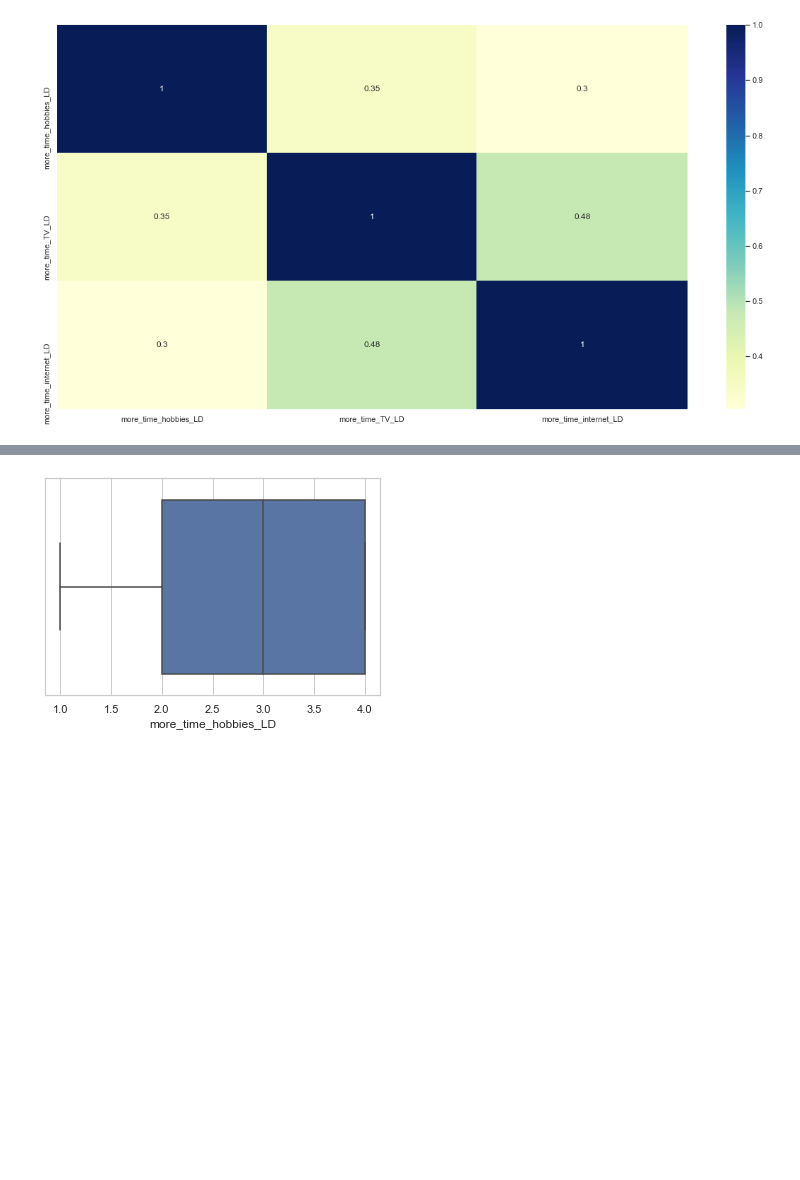
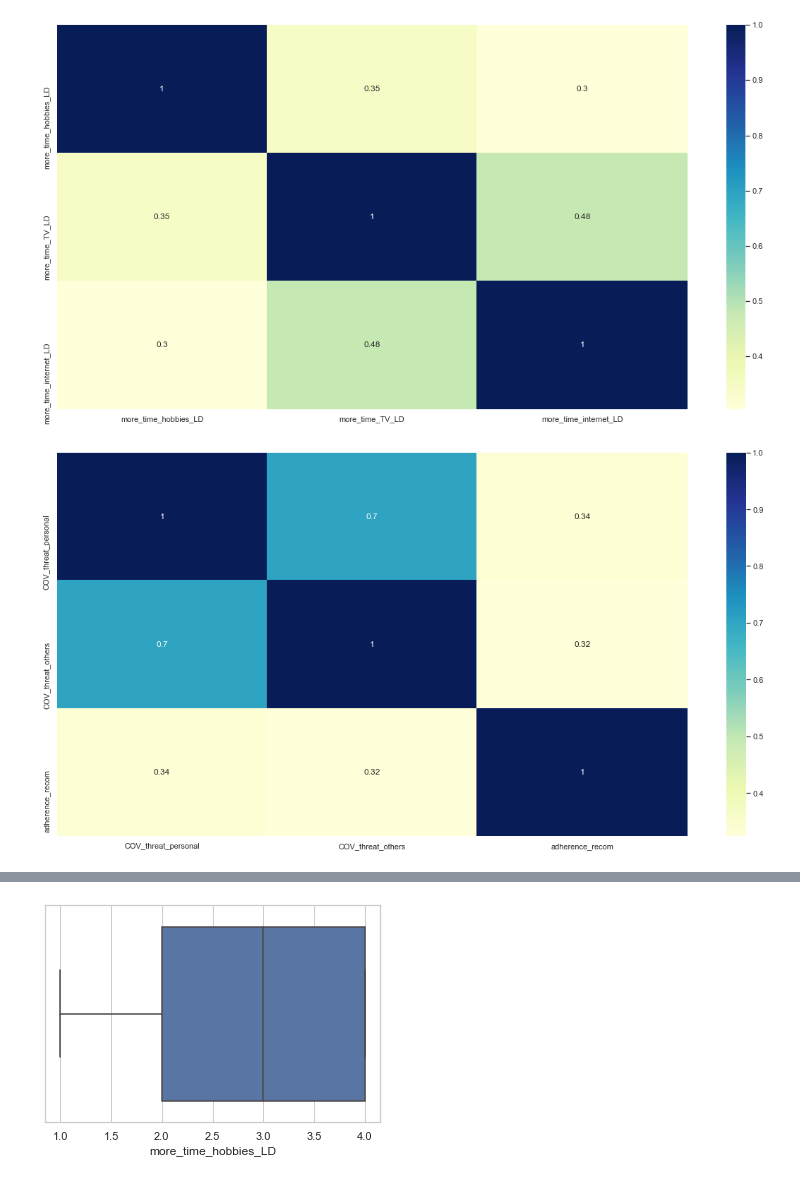
Before and after one commit to cfmago/Project-Week-6, a Jupyter notebook: your-project/week-6-project-plots.ipynb, the cells around one changed output, grey strips where cells are left out. Drawn from its saved outputs; the diff is of its cells as text; code cells hidden in the pictures; blank space fills up the shorter version.

```diff
--- a/your-project/week-6-project-plots.ipynb
+++ b/your-project/week-6-project-plots.ipynb
@@ -18,5 +18,3 @@ data.head()
-# %%
-data.drop('Unnamed: 0', axis=1, inplace=True)
 # %%
 data.head()
 # %% [output]
@@ -102,3 +100,21 @@ plt.savefig('Figures/heatmap_moretime.jpg')
 plt.show()
 # %% [output]
 [figure]
+# %%
+# threat and following recommendations
+
+heatmap_cor = {#'respondent_id' : data['respondent_id'],
+               'COV_threat_personal' : data['COV_threat_personal'],
+               'COV_threat_others' : data['COV_threat_others'],
+               'adherence_recom' : data['adherence_recom']}
+
+heatmap_cor = pd.DataFrame(heatmap_cor)
+
+fig, ax = plt.subplots(figsize=(20,10))
+sns.heatmap(heatmap_cor.corr(),annot=True, xticklabels = heatmap_cor.corr().columns,yticklabels = heatmap_cor.corr().columns, cmap = 'YlGnBu')
+
+plt.savefig('Figures/heatmap_rcom.jpg')
+
+plt.show()
+# %% [output]
+[figure, added]
```
Also changed, not shown: parts of 17 cells of this notebook, 9 other files.
